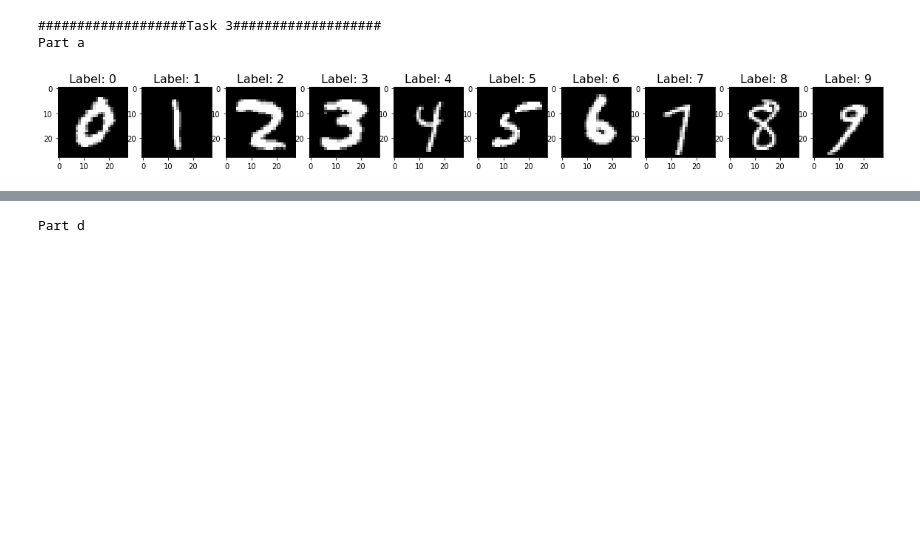
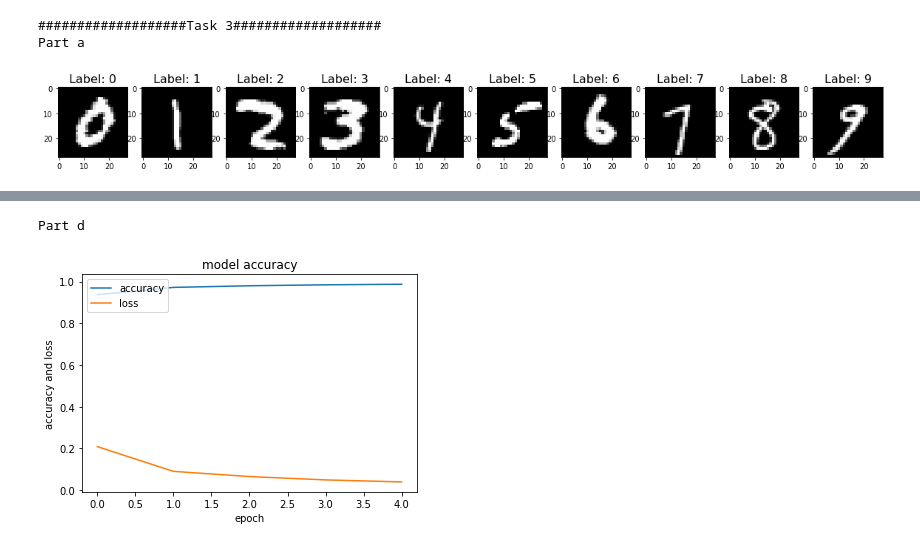
Before and after one commit to AppleAlex99/ML, a Jupyter notebook: src/e4/jupyterMain.ipynb, the cells around one changed output, grey strips where cells are left out. Cells and saved outputs as stored; diff of their text form; code cells hidden in the pictures; blank space fills up the shorter version.

```diff
--- a/src/e4/jupyterMain.ipynb
+++ b/src/e4/jupyterMain.ipynb
@@ -78,7 +77,7 @@ model_c = Sequential([
 ])
 model_c.compile(optimizer='adam', loss='sparse_categorical_crossentropy', metrics=['accuracy'])
 
-model_c.fit(x_train_03, y_train_03, epochs=5)
+history_3 = model_c.fit(x_train_03, y_train_03, epochs=5)
 
 # The training accuracy is 0.9870
 
@@ -105,7 +104,16 @@ Accuracy for test set: 0.9735999703407288
-# %%
-print("Part d")
-# %% [output]
-Part d
+# %%
+print("Part d")
+
+plt.plot(history_3.history['accuracy'])
+plt.plot(history_3.history['loss'])
+plt.title('model accuracy')
+plt.ylabel('accuracy and loss')
+plt.xlabel('epoch')
+plt.legend(['accuracy', 'loss'], loc='upper left')
+plt.show()
+# %% [output]
+Part d
+[figure, added]
 # %%
 print("###################Task 4###################")
 (x_train_04, y_train_04), (x_test_04, y_test_04) = tf.keras.datasets.mnist.load_data(path='mnist.npz')
```
Also changed, not shown: parts of 9 cells of this notebook, 1 other file.
